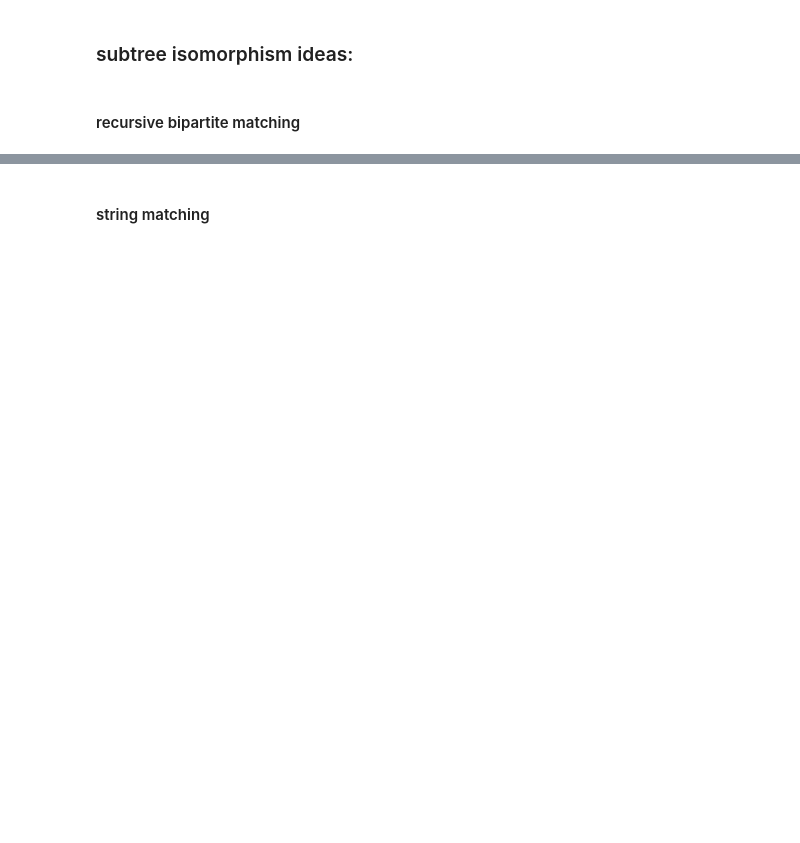
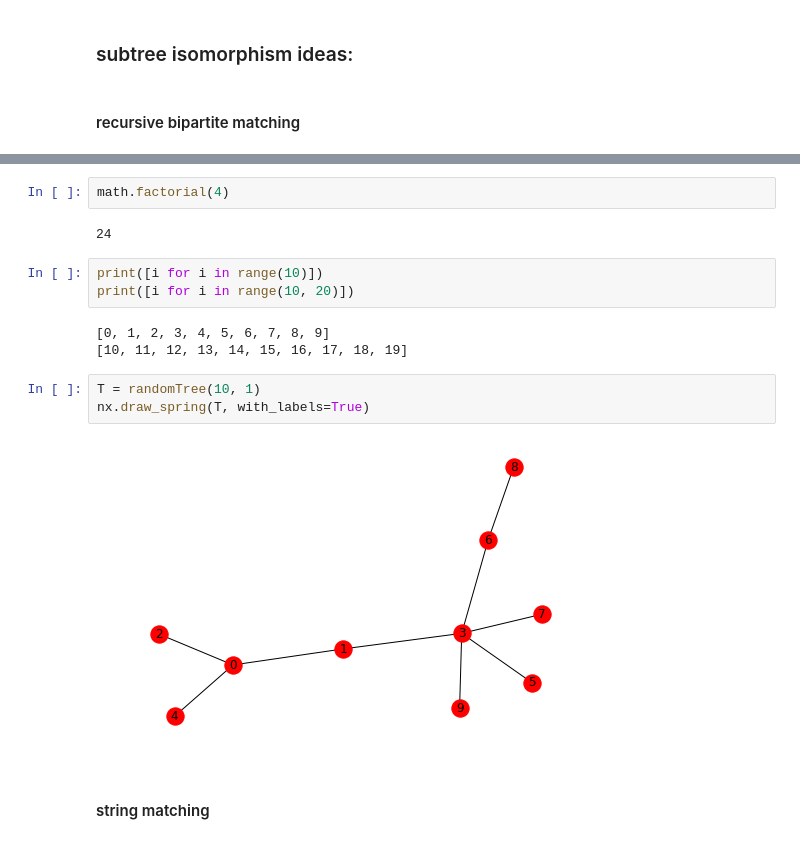
Before and after one commit to ta-rekt/motif-discovery, a Jupyter notebook: scratch/scratch.ipynb, the cells around one changed output, grey strips where cells are left out. Saved outputs shown, nothing was run; the diff lists cells and outputs as text; blank space fills up the shorter version.

```diff
--- a/scratch/scratch.ipynb
+++ b/scratch/scratch.ipynb
@@ -307,3 +477,18 @@ def recursiveBipartiteMatching(T, rootT, S, rootS):
+# %%
+math.factorial(4)
+# %% [output]
+24
+# %%
+print([i for i in range(10)])
+print([i for i in range(10, 20)])
+# %% [output]
+[0, 1, 2, 3, 4, 5, 6, 7, 8, 9]
+[10, 11, 12, 13, 14, 15, 16, 17, 18, 19]
+# %%
+T = randomTree(10, 1)
+nx.draw_spring(T, with_labels=True)
+# %% [output]
+[figure, added]
 # %% [markdown]
 #### string matching
 # %%
```
Also changed, not shown: parts of 12 cells of this notebook, 2 other files.
